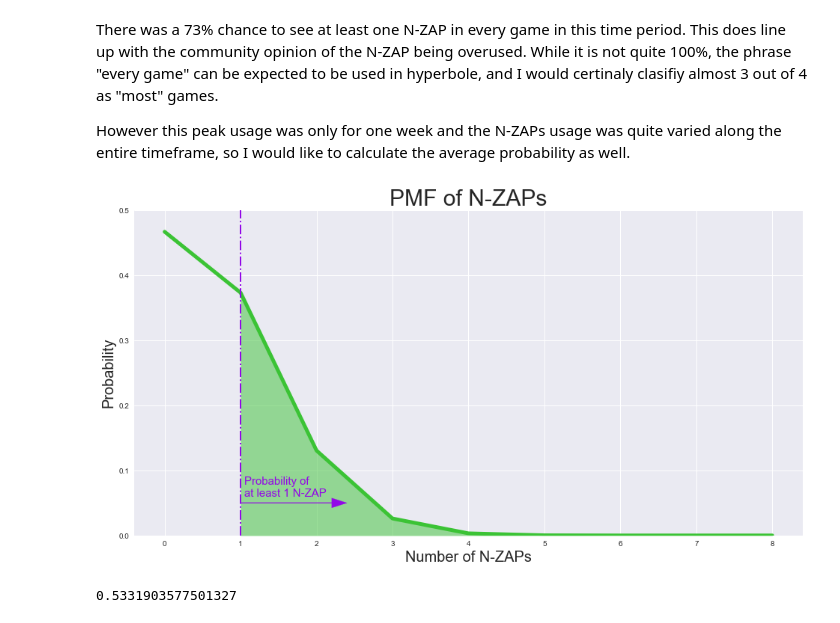
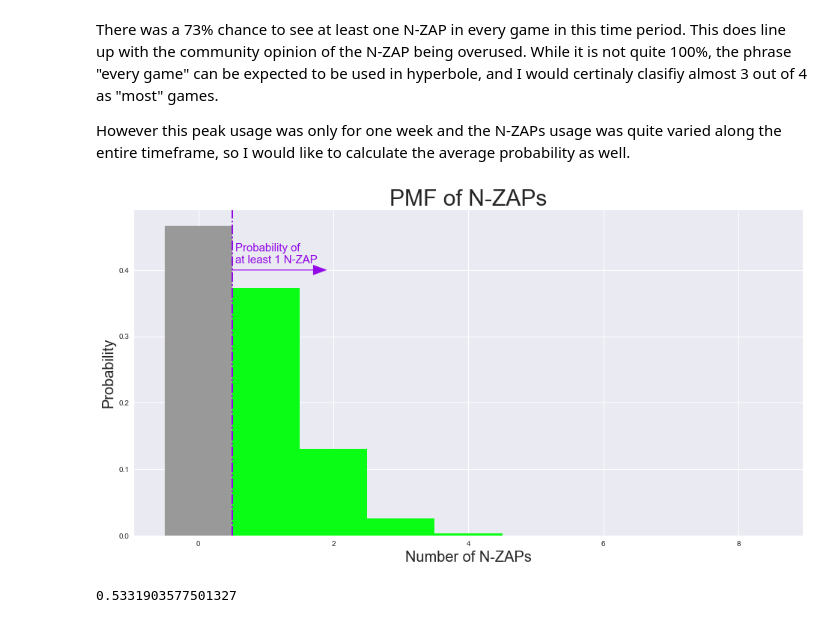
Before and after one commit to Rokushou/Splatoon2_Meta_EDA, a Jupyter notebook: EDA.ipynb, the cells around one changed output. Drawn from its saved outputs; the diff is of its cells as text; code cells hidden in the pictures.

```diff
--- a/EDA.ipynb
+++ b/EDA.ipynb
@@ -287,28 +284,23 @@ nzap_dist = stats.binom(8, usage_df.loc["N-ZAP '85"].mean())
 # %%
 # Plot the distribution again. The code is very specific (arrow position and such) and hard to functionize
 fig, ax2 = plt.subplots(figsize=(16, 8))
 
 # Plot the PMF in a green color scheme
-color = green
+color = green_n
 ax2.set_xlabel('Number of N-ZAPs', fontsize=20)
 ax2.set_ylabel('Probability', fontsize=20)
-# Set y axis manually to fit bottom at 0
-ax2.set_ylim(0, .5)
-# Plot PMF from 0 to 8
-x = np.arange(0, 9)
-ax2.plot(x, nzap_dist.pmf(x), color=color, alpha=1, linewidth=5)
-# Fill under curve
-ax2.fill_between(x, nzap_dist.pmf(x), where= x>0, color=color, alpha=.5)
+bars = ax2.bar(range(9), [nzap_dist.pmf(i) for i in range(9)],  width=1.0, color=color)
+bars[0].set_color('#999999')
 
 # Plot a vertical line at 1, inspired by Samuel
 color = violet
-ax2.axvline(1, color=color, ls='-.', linewidth=2)
-ax2.arrow(1, .05, 1.2, 0, color=color, head_width=.015, head_length=.2)
-ax2.text(1.05, .06, 'Probability of\nat least 1 N-ZAP', fontsize=15, color=color)
+ax2.axvline(0.5, color=color, ls='-.', linewidth=2)
+ax2.arrow(0.5, .4, 1.2, 0, color=color, head_width=.015, head_length=.2)
+ax2.text(0.55, .41, 'Probability of\nat least 1 N-ZAP', fontsize=15, color=color)
 
 plt.title('PMF of N-ZAPs', loc='center', fontsize=30, fontweight=0);
 # %% [output]
-[figure, old version]
+[figure, new version]
 # %%
 # Calculate the probability of seeing at least 1 N-ZAP in a game
 1-nzap_dist.cdf(0)
```
Also changed, not shown: parts of 8 cells of this notebook.
